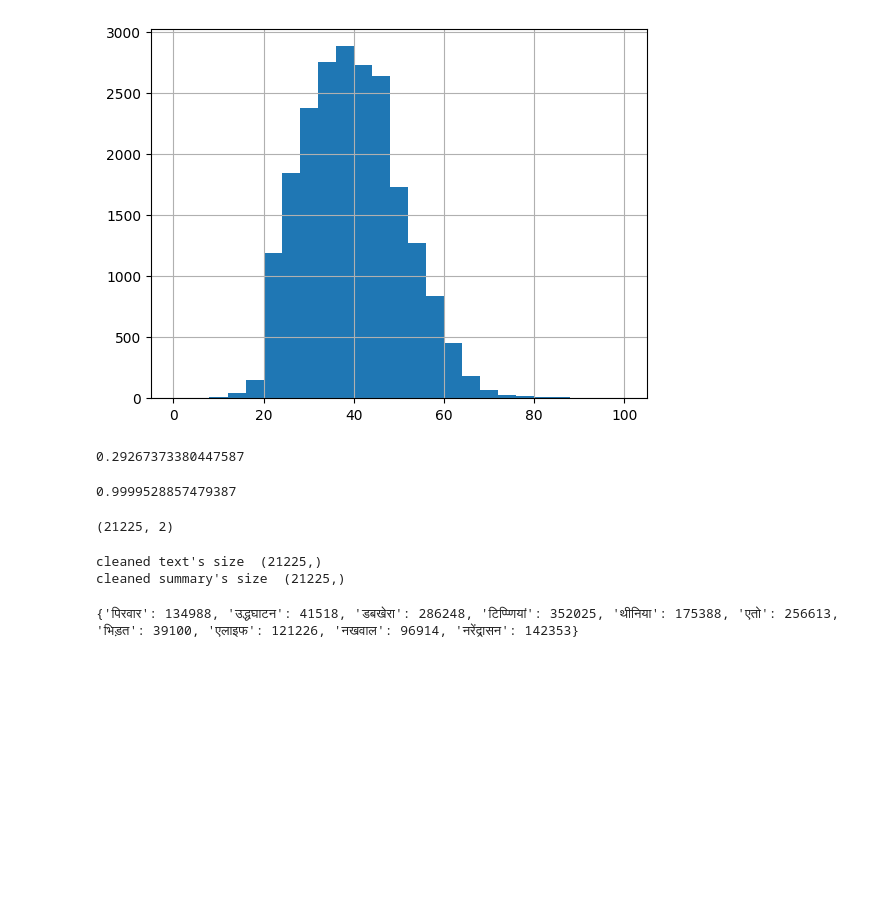
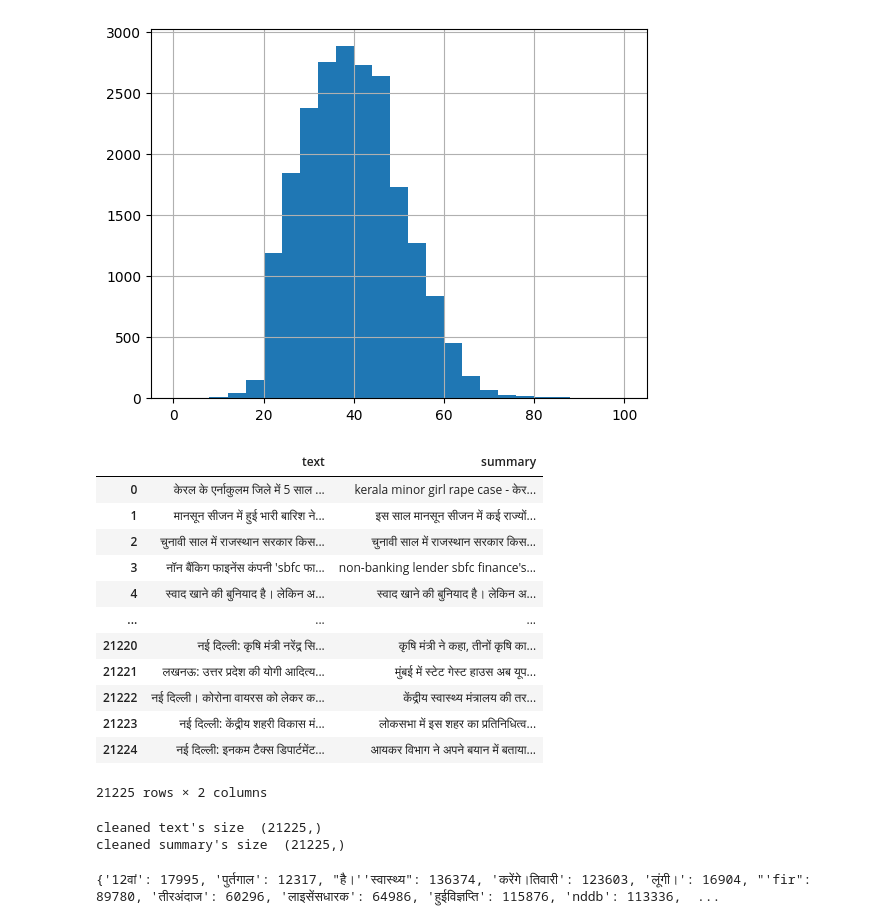
Before and after one commit to Arjun-93/NLP_Assignments_Project, a Jupyter notebook: NLP-Project/src/data_inference.ipynb, the cells around one changed output. Cells and saved outputs as stored; diff of their text form; code cells hidden in the pictures; blank space fills up the shorter version.

```diff
--- a/NLP-Project/src/data_inference.ipynb
+++ b/NLP-Project/src/data_inference.ipynb
@@ -216,25 +215,9 @@ graph_df['summary'].hist(bins = 25, range=(0, 100))
 plt.show()
 # %% [output]
 [figure]
-# %%
-count = 0
-for i in graph_df['text']:
-    if i > 10 and i <= 300:
-        count = count + 1
-print(count / len(graph_df['text']))
-# %% [output]
-0.29267373380447587
-# %%
-count = 0
-for i in graph_df['summary']:
-    if i > 0 and i <= 100:
-        count = count + 1
-print(count / len(graph_df['summary']))
-# %% [output]
-0.9999528857479387
 # %%
-max_text_len = 300
-max_summary_len = 16
+max_text_len = 500
+max_summary_len = 60
 # %%
 cleaned_text = np.array(train['Text_Cleaned'])
 cleaned_summary = np.array(train['Summary_Cleaned'])
@@ -261,13 +244,22 @@ for i in range(len(cleaned_text)):
           short_text.append(cleaned_text[i])
 
 post_pre = pd.DataFrame({'text':short_text,'summary':short_summary})
-# %%
-post_pre['summary'] = post_pre['summary'].apply(lambda x : 'sostok '+ x + ' eostok')
-post_pre['text'] = post_pre['text'].apply(lambda x: 'sostok ' + x + ' eostok')
 # %%
-post_pre.shape
+post_pre
 # %% [output]
+|  | text | summary |
+| 0 | केरल के एर्नाकुलम जिले में 5 साल ... | kerala minor girl rape case - केर... |
+| 1 | मानसून सीजन में हुई भारी बारिश ने... | इस साल मानसून सीजन में कई राज्यों... |
+| 2 | चुनावी साल में राजस्थान सरकार किस... | चुनावी साल में राजस्थान सरकार किस... |
+| 3 | नॉन बैंकिग फाइनेंस कंपनी 'sbfc फा... | non-banking lender sbfc finance's... |
+| 4 | स्वाद खाने की बुनियाद है। लेकिन अ... | स्वाद खाने की बुनियाद है। लेकिन अ... |
+| ... | ... | ... |
+| 21220 | नई दिल्ली: कृषि मंत्री नरेंद्र सि... | कृषि मंत्री ने कहा, तीनों कृषि का... |
+| 21221 | लखनऊ: उत्तर प्रदेश की योगी आदित्य... | मुंबई में स्टेट गेस्ट हाउस अब यूप... |
+| 21222 | नई दिल्ली। कोरोना वायरस को लेकर क... | केंद्रीय स्वास्थ्य मंत्रालय की तर... |
+| 21223 | नई दिल्ली: केंद्रीय शहरी विकास मं... | लोकसभा में इस शहर का प्रतिनिधित्व... |
+| 21224 | नई दिल्ली: इनकम टैक्स डिपार्टमेंट... | आयकर विभाग ने अपने बयान में बताया... |
-(21225, 2)
+21225 rows × 2 columns
 # %%
 cleaned_summary = np.array(post_pre['summary'])
 cleaned_text = np.array(post_pre['text'])
@@ -291,11 +283,11 @@ summary_tokenizer.fit_on_texts(list(cleaned_summary))
 # %%
 vocab = text_tokenizer.word_index
 import random
-def sample_from_dict(d, sample=10):
+def sample_from_dict(d, sample=20):
     keys = random.sample(list(d), sample)
     values = [d[k] for k in keys]
     return dict(zip(keys, values))
 
 print(sample_from_dict(vocab))
 # %% [output]
-{'पिरवार': 134988, 'उद्धघाटन': 41518, 'डबखेरा': 286248, 'टिप्प्णियां': 352025, 'थीनिया': 175388, 'एतो': 256613, 'भिड़त': 39100, 'एलाइफ': 121226, 'नखवाल': 96914, 'नरेंद्रासन': 142353}
+{'12वां': 17995, 'पुर्तगाल': 12317, "है।''स्वास्थ्य": 136374, 'करेंगे।तिवारी': 123603, 'लूंगी।': 16904, "'fir": 89780, 'तीरअंदाज': 60296, 'लाइसेंसधारक': 64986, 'हुईविज्ञप्ति': 115876, 'nddb': 113336,  ...
```
Also changed, not shown: parts of 62 cells of this notebook, 1 other file.
